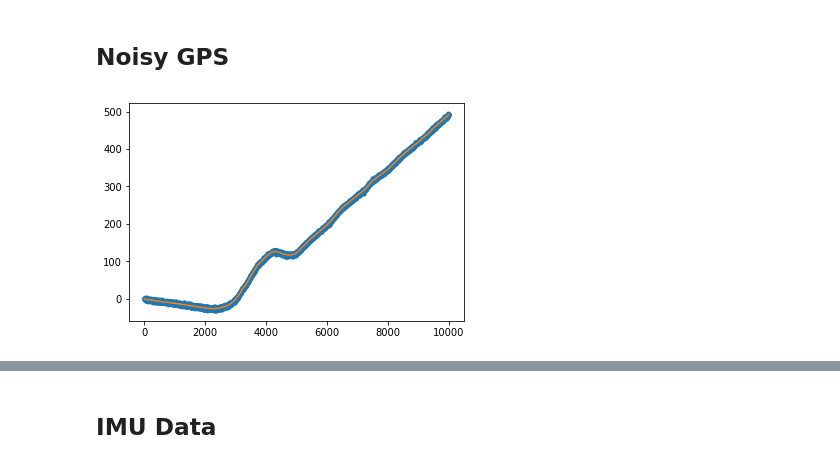
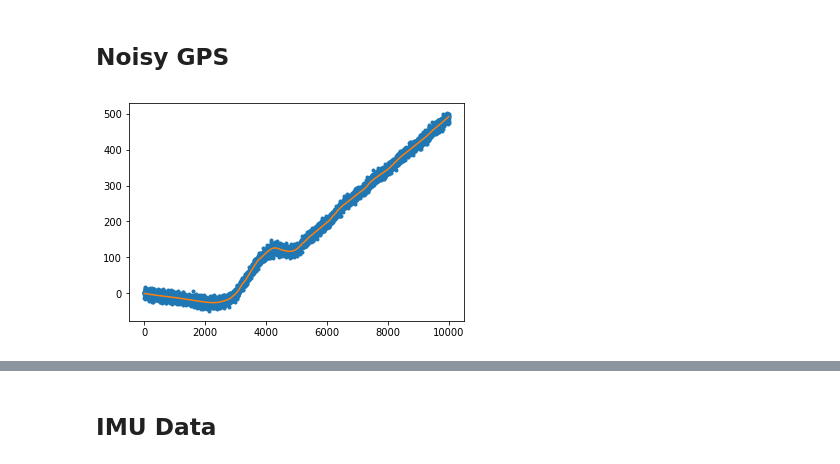
Before and after one commit to nesl/UnderwaterSensorTag, a Jupyter notebook: IMU_GPS_Fusion/imusim_3dekf_withdifferentgpsfrequency_penguinpath_noisyimu_noisygps.ipynb, the cells around one changed output, grey strips where cells are left out. Cells and saved outputs as stored; diff of their text form; code cells hidden in the pictures.

```diff
--- a/IMU_GPS_Fusion/imusim_3dekf_withdifferentgpsfrequency_penguinpath_noisyimu_noisygps.ipynb
+++ b/IMU_GPS_Fusion/imusim_3dekf_withdifferentgpsfrequency_penguinpath_noisyimu_noisygps.ipynb
@@ -91,7 +91,7 @@ npz = []
 
 wmp_GPS = 0 # meters, mean of the white noise measurement of position
 wmv_GPS = 0 # meters / second, mean of the white noise measurement of velocity
-wVp_GPS = 5#0.001 # meter^2, variance of the white noise measurement of position
+wVp_GPS = 50#0.001 # meter^2, variance of the white noise measurement of position
 wVv_GPS = .0004**2 # (4cm/s)**2 = .04**2 (m/s)^2, varaince of the white noise measurement of velocity
 
 wNp_GPS = np.array([wmp_GPS,wVp_GPS])
@@ -107,34 +107,34 @@ def get_measurement_noise_GPS():
     wv = np.asscalar(np.random.normal(wNv_GPS[0],np.sqrt(wNv_GPS[1]),1))
     wb = 0 # This the the extra zero padding, corresponding to the last term (bias) of the state dynamics
     return np.matrix([wp,wv,wb]).transpose()
 
     # [ p + n_p ]
     # [ v + n_p ]
     # [ 0 + bias ]
     # returns the current GPS measurement vector for the system
 def get_measurement_GPS(i):
     return np.matrix([true_pos[i], true_vel[i],0]).transpose() + get_measurement_noise_GPS()
 
 
 
 for i in range(len(px)):
     npx.append(px[i]+get_noise_GPS_position())
     npy.append(py[i]+get_noise_GPS_position())
     npz.append(pz[i]+get_noise_GPS_position())
 
 
 plt.plot(npx,'.')
 plt.plot(px)
 
 rpx = px
 rpy = py
 rpz = pz
 
 px = npx
 py = npy
 pz = npz
 # %% [output]
-[figure, old version]
+[figure, new version]
 # %%
 def calculateVelocity(p):
     vel = []
```
Also changed, not shown: parts of 31 cells of this notebook, 3 other files.
